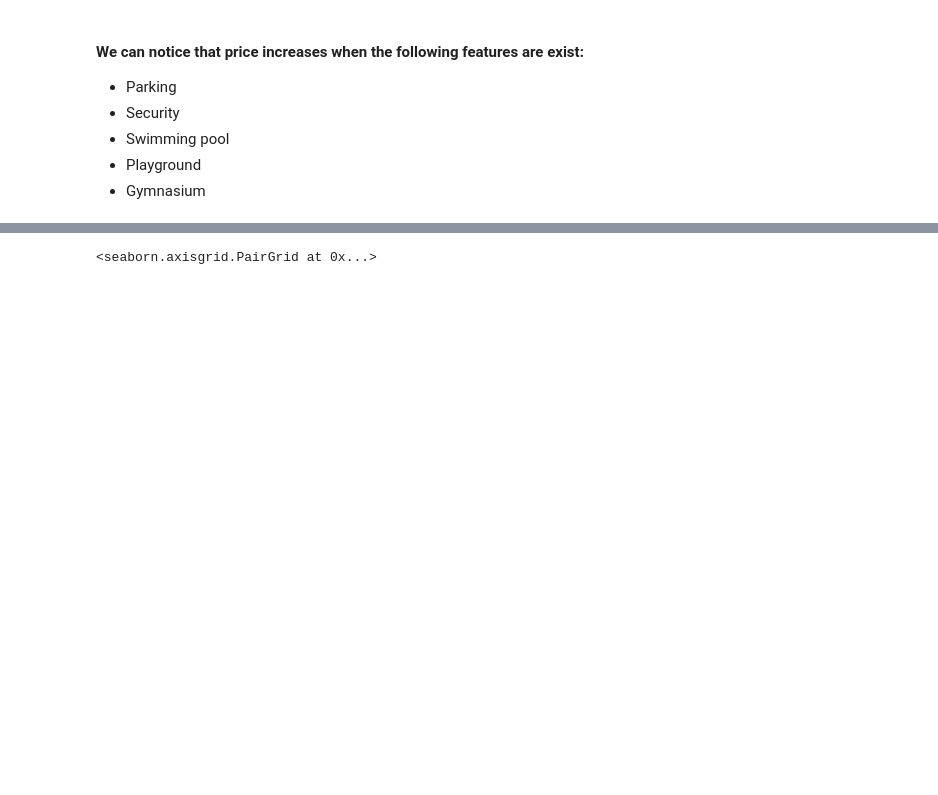
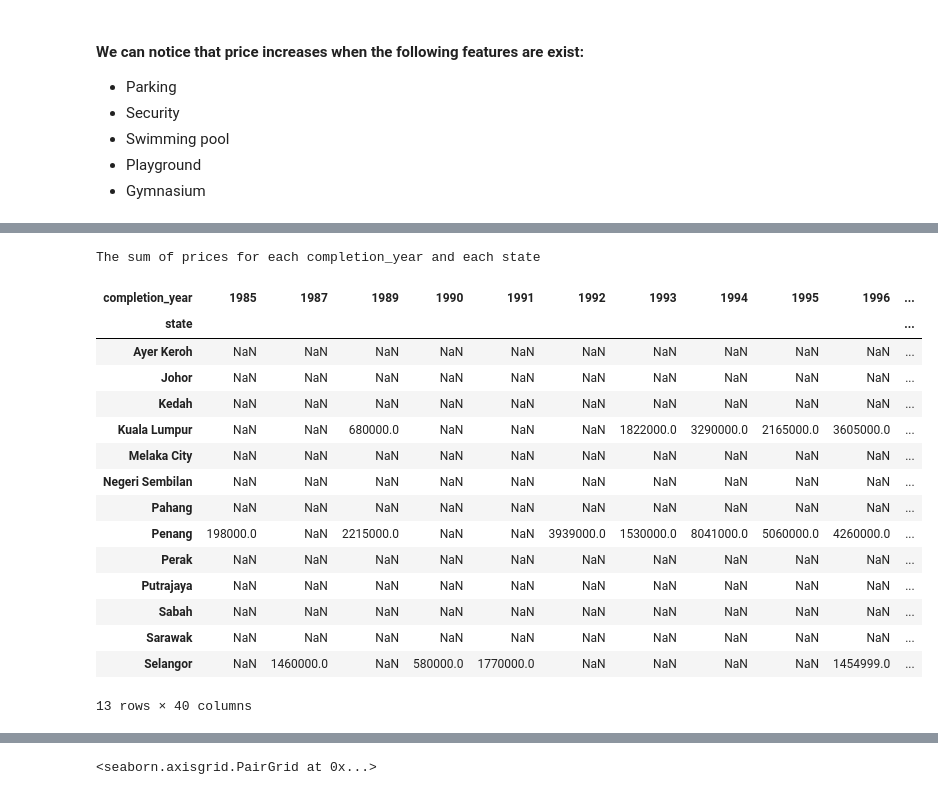
Before and after one commit to aahmedsherif/FinalProject, a Jupyter notebook: script.ipynb, the cells around one changed output, grey strips where cells are left out. Saved outputs shown, nothing was run; the diff lists cells and outputs as text; code cells hidden in the pictures; blank space fills up the shorter version.

```diff
--- a/script.ipynb
+++ b/script.ipynb
@@ -514,0 +553,22 @@ draw_histplots_for_price_with_columns('Features effect on price', df_price_filte
+# %%
+print('The sum of prices for each completion_year and each state')
+pivot_data = pd.pivot(data=df_grouped, index='state', columns='completion_year', values=['sum','count'])
+pivot_data['sum']
+# %% [output]
+The sum of prices for each completion_year and each state
+| completion_year | 1985 | 1987 | 1989 | 1990 | 1991 | 1992 | 1993 | 1994 | 1995 | 1996 | ... |
+| state |  |  |  |  |  |  |  |  |  |  | ... |
+| Ayer Keroh | NaN | NaN | NaN | NaN | NaN | NaN | NaN | NaN | NaN | NaN | ... |
+| Johor | NaN | NaN | NaN | NaN | NaN | NaN | NaN | NaN | NaN | NaN | ... |
+| Kedah | NaN | NaN | NaN | NaN | NaN | NaN | NaN | NaN | NaN | NaN | ... |
+| Kuala Lumpur | NaN | NaN | 680000.0 | NaN | NaN | NaN | 1822000.0 | 3290000.0 | 2165000.0 | 3605000.0 | ... |
+| Melaka City | NaN | NaN | NaN | NaN | NaN | NaN | NaN | NaN | NaN | NaN | ... |
+| Negeri Sembilan | NaN | NaN | NaN | NaN | NaN | NaN | NaN | NaN | NaN | NaN | ... |
+| Pahang | NaN | NaN | NaN | NaN | NaN | NaN | NaN | NaN | NaN | NaN | ... |
+| Penang | 198000.0 | NaN | 2215000.0 | NaN | NaN | 3939000.0 | 1530000.0 | 8041000.0 | 5060000.0 | 4260000.0 | ... |
+| Perak | NaN | NaN | NaN | NaN | NaN | NaN | NaN | NaN | NaN | NaN | ... |
+| Putrajaya | NaN | NaN | NaN | NaN | NaN | NaN | NaN | NaN | NaN | NaN | ... |
+| Sabah | NaN | NaN | NaN | NaN | NaN | NaN | NaN | NaN | NaN | NaN | ... |
+| Sarawak | NaN | NaN | NaN | NaN | NaN | NaN | NaN | NaN | NaN | NaN | ... |
+| Selangor | NaN | 1460000.0 | NaN | 580000.0 | 1770000.0 | NaN | NaN | NaN | NaN | 1454999.0 | ... |
+13 rows × 40 columns
```
Also changed, not shown: parts of 10 cells of this notebook.
